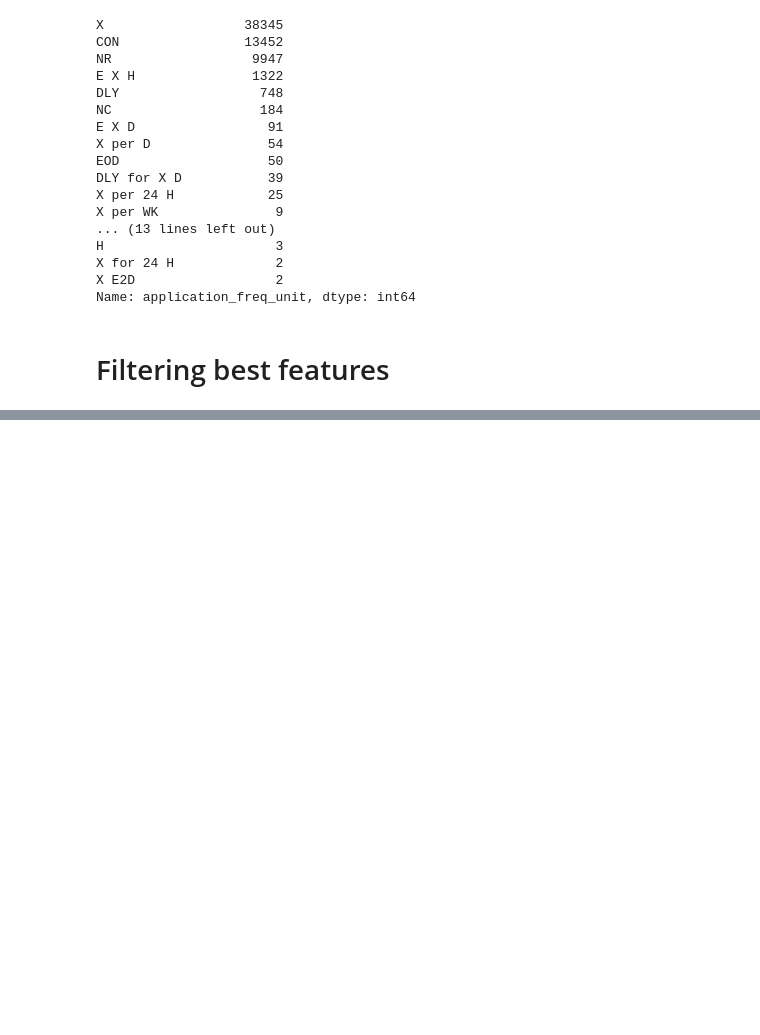
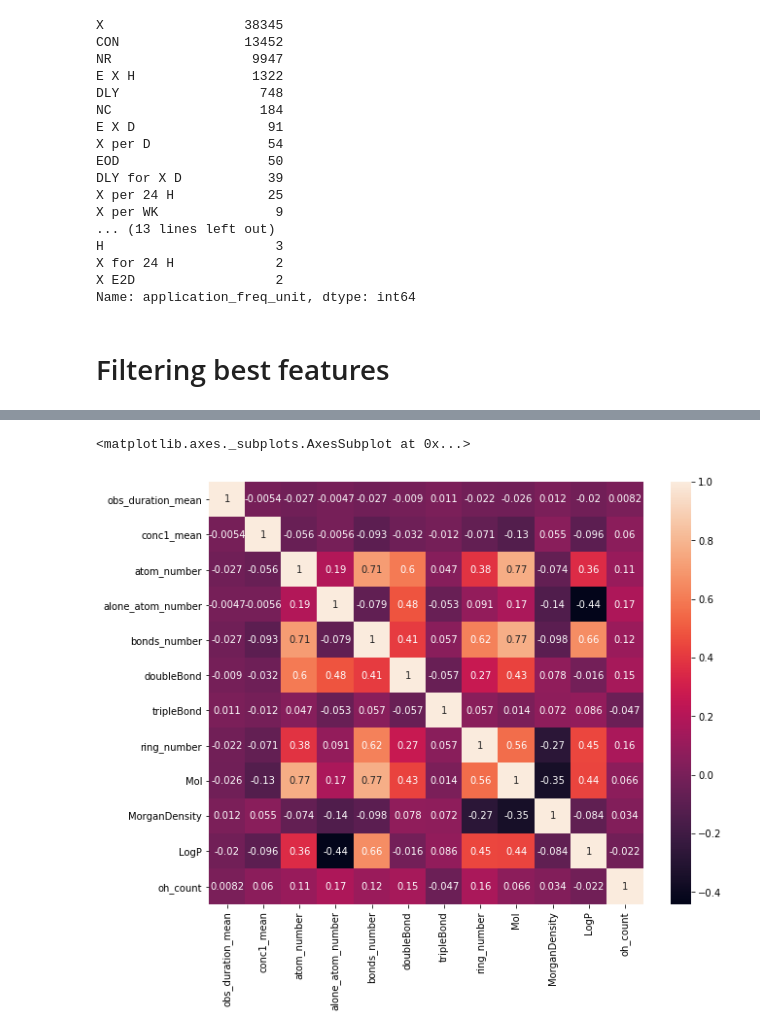
Before and after one commit to simonedambrosi/MLTOX-Simone, a Jupyter notebook: script sistemati/Data take 2.ipynb, the cells around one changed output, grey strips where cells are left out. Saved outputs shown, nothing was run; the diff lists cells and outputs as text; code cells hidden in the pictures; blank space fills up the shorter version.

```diff
--- a/script sistemati/Data take 2.ipynb
+++ b/script sistemati/Data take 2.ipynb
@@ -746,0 +749,8 @@ rp.loc[:,'application_freq_unit'] = rp.application_freq_unit.apply(lambda x: "X"
+# %%
+import pandas as pd
+import numpy as np
+import seaborn as sns
+
+db = pd.read_csv('data/lc_db_processed.csv').drop(columns = ['Unnamed: 0'])
+print(db.shape)
+db.head()
@@ -746,0 +778,8 @@ rp.loc[:,'application_freq_unit'] = rp.application_freq_unit.apply(lambda x: "X"
+# %%
+import matplotlib.pyplot as plt
+plt.figure(figsize = (10,8))
+cor = db.corr()
+sns.heatmap(cor, annot = True)
+# %% [output]
+<matplotlib.axes._subplots.AxesSubplot at 0x...>
+[figure, added]
```
Also changed, not shown: parts of 7 cells of this notebook, 2 other files.
